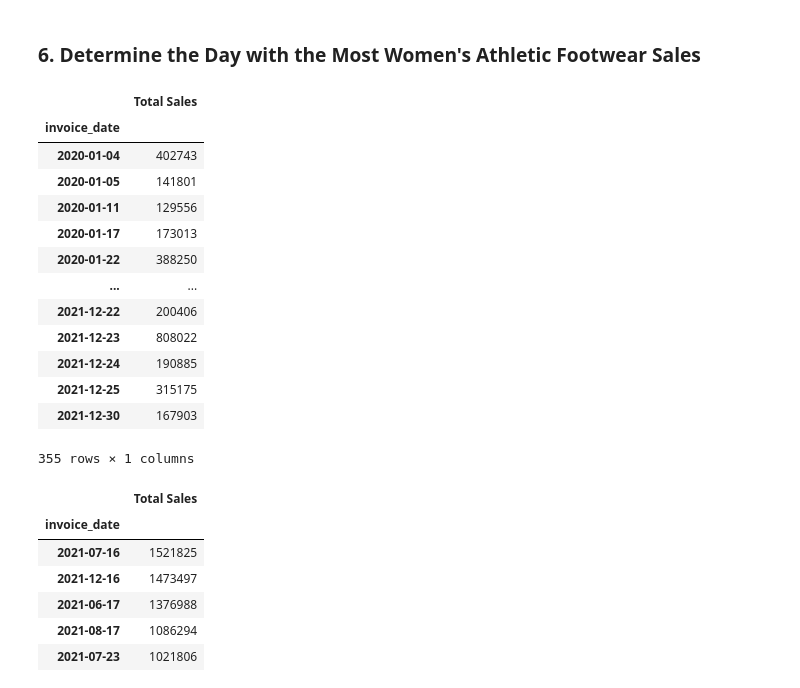
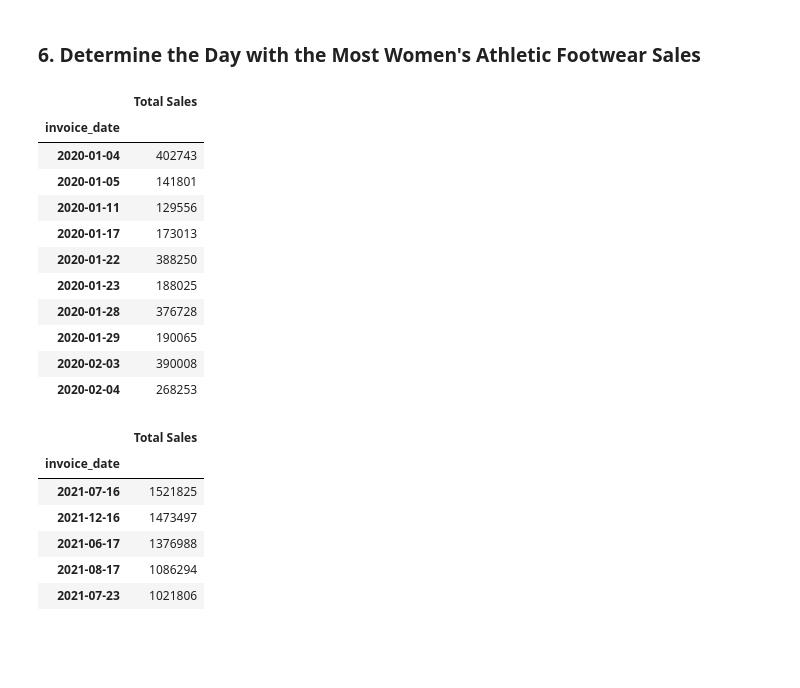
Before and after one commit to dipeshpandya/athletic_sales_analysis, a Jupyter notebook: athletic_sales_analysis.ipynb, the cells around one changed output. Cells and saved outputs as stored; diff of their text form; code cells hidden in the pictures; blank space fills up the shorter version.

```diff
--- a/athletic_sales_analysis.ipynb
+++ b/athletic_sales_analysis.ipynb
@@ -347,27 +342,25 @@ wm_fw_total_sales_pt_df.head()
 # %%
 # Create a pivot table with the 'invoice_date' column is the index, and the "total_sales" as the values.
 clean_as_df = pd.pivot_table(most_womens_athletic_footwear_df,index='invoice_date', values = 'total_sales', aggfunc = 'sum')
 
 # Optional: Rename the "total_sales" column to "Total Sales"
 clean_as_df = clean_as_df.rename(columns = {'total_sales' : 'Total Sales'})
 
 # Show the table.
-clean_as_df
+clean_as_df.head(10)
 # %% [output]
 |  | Total Sales |
 | invoice_date |  |
 | 2020-01-04 | 402743 |
 | 2020-01-05 | 141801 |
 | 2020-01-11 | 129556 |
 | 2020-01-17 | 173013 |
 | 2020-01-22 | 388250 |
-| ... | ... |
-| 2021-12-22 | 200406 |
-| 2021-12-23 | 808022 |
-| 2021-12-24 | 190885 |
-| 2021-12-25 | 315175 |
-| 2021-12-30 | 167903 |
+| 2020-01-23 | 188025 |
+| 2020-01-28 | 376728 |
+| 2020-01-29 | 190065 |
+| 2020-02-03 | 390008 |
+| 2020-02-04 | 268253 |
-355 rows × 1 columns
 # %%
 # Resample the pivot table into daily bins, and get the total sales for each day.
 resample_daily_df = clean_as_df.resample('D').sum()
```
Also changed, not shown: parts of 3 cells of this notebook.
